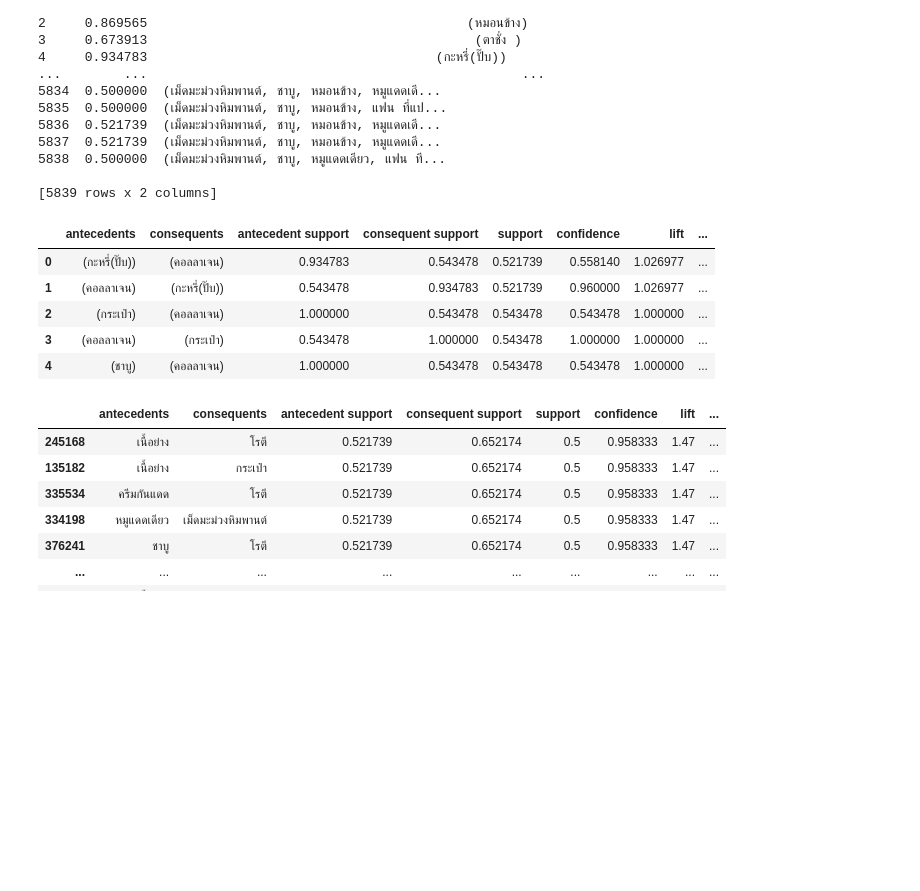
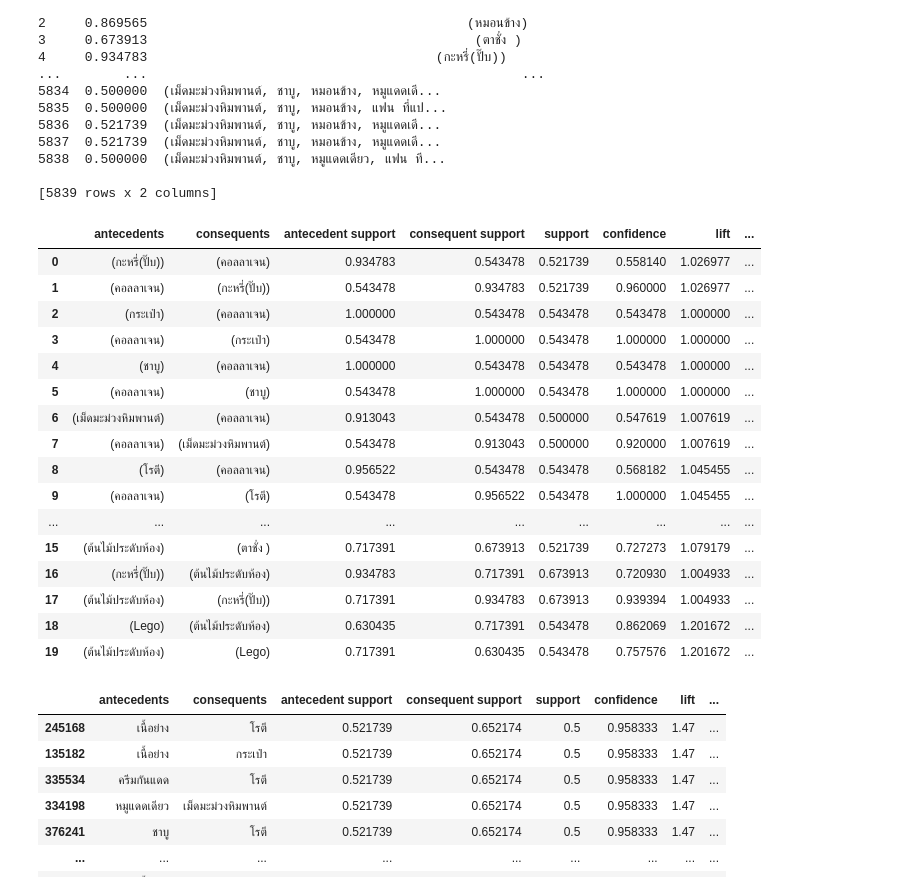
Before and after one commit to PisutSukpool/CRM-Analytics, a Jupyter notebook: Homework 07/Market_Basket_Analysis.ipynb, the cells around one changed output. Cells and saved outputs as stored; diff of their text form; code cells hidden in the pictures; blank space fills up the shorter version.

```diff
--- a/Homework 07/Market_Basket_Analysis.ipynb
+++ b/Homework 07/Market_Basket_Analysis.ipynb
@@ -92,14 +92,25 @@ print(frequent_itemsets_ap)
 # %%
 rules = association_rules(frequent_itemsets_ap,metric='lift',min_threshold=1)
 rules['Interest'] = rules['confidence'] - rules['consequent support']
-rules.head()
+rules.head(20)
 # %% [output]
 |  | antecedents | consequents | antecedent support | consequent support | support | confidence | lift | ... |
 | 0 | (กะหรี่(ปั๊บ)) | (คอลลาเจน) | 0.934783 | 0.543478 | 0.521739 | 0.558140 | 1.026977 | ... |
 | 1 | (คอลลาเจน) | (กะหรี่(ปั๊บ)) | 0.543478 | 0.934783 | 0.521739 | 0.960000 | 1.026977 | ... |
 | 2 | (กระเป๋า) | (คอลลาเจน) | 1.000000 | 0.543478 | 0.543478 | 0.543478 | 1.000000 | ... |
 | 3 | (คอลลาเจน) | (กระเป๋า) | 0.543478 | 1.000000 | 0.543478 | 1.000000 | 1.000000 | ... |
 | 4 | (ชาบู) | (คอลลาเจน) | 1.000000 | 0.543478 | 0.543478 | 0.543478 | 1.000000 | ... |
+| 5 | (คอลลาเจน) | (ชาบู) | 0.543478 | 1.000000 | 0.543478 | 1.000000 | 1.000000 | ... |
+| 6 | (เม็ดมะม่วงหิมพานต์) | (คอลลาเจน) | 0.913043 | 0.543478 | 0.500000 | 0.547619 | 1.007619 | ... |
+| 7 | (คอลลาเจน) | (เม็ดมะม่วงหิมพานต์) | 0.543478 | 0.913043 | 0.500000 | 0.920000 | 1.007619 | ... |
+| 8 | (โรตี) | (คอลลาเจน) | 0.956522 | 0.543478 | 0.543478 | 0.568182 | 1.045455 | ... |
+| 9 | (คอลลาเจน) | (โรตี) | 0.543478 | 0.956522 | 0.543478 | 1.000000 | 1.045455 | ... |
+| ... | ... | ... | ... | ... | ... | ... | ... | ... |
+| 15 | (ต้นไม้ประดับห้อง) | (ตาชั่ง ) | 0.717391 | 0.673913 | 0.521739 | 0.727273 | 1.079179 | ... |
+| 16 | (กะหรี่(ปั๊บ)) | (ต้นไม้ประดับห้อง) | 0.934783 | 0.717391 | 0.673913 | 0.720930 | 1.004933 | ... |
+| 17 | (ต้นไม้ประดับห้อง) | (กะหรี่(ปั๊บ)) | 0.717391 | 0.934783 | 0.673913 | 0.939394 | 1.004933 | ... |
+| 18 | (Lego) | (ต้นไม้ประดับห้อง) | 0.630435 | 0.717391 | 0.543478 | 0.862069 | 1.201672 | ... |
+| 19 | (ต้นไม้ประดับห้อง) | (Lego) | 0.717391 | 0.630435 | 0.543478 | 0.757576 | 1.201672 | ... |
 # %%
 rules_head = rules[(rules['lift']>=1) & (rules['confidence']>=0.5)]
 rules_head["antecedents"] = rules_head["antecedents"].apply(lambda x: list(x)[0]).astype("unicode")
```
